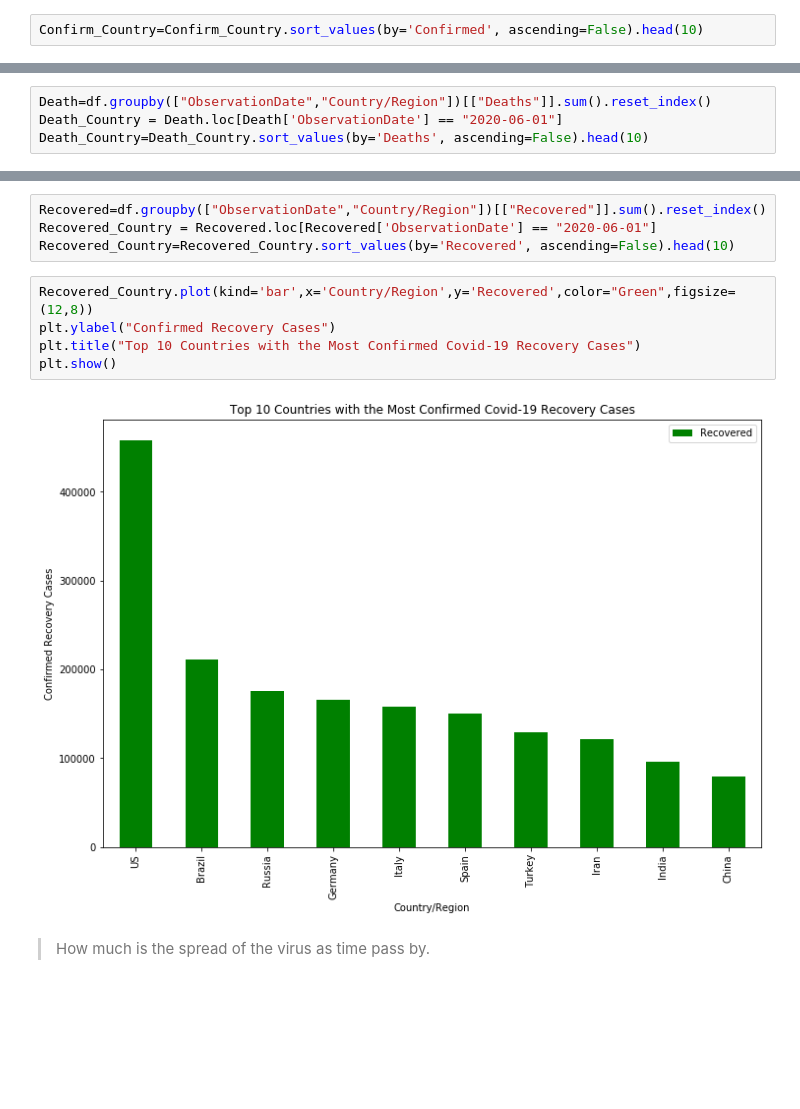
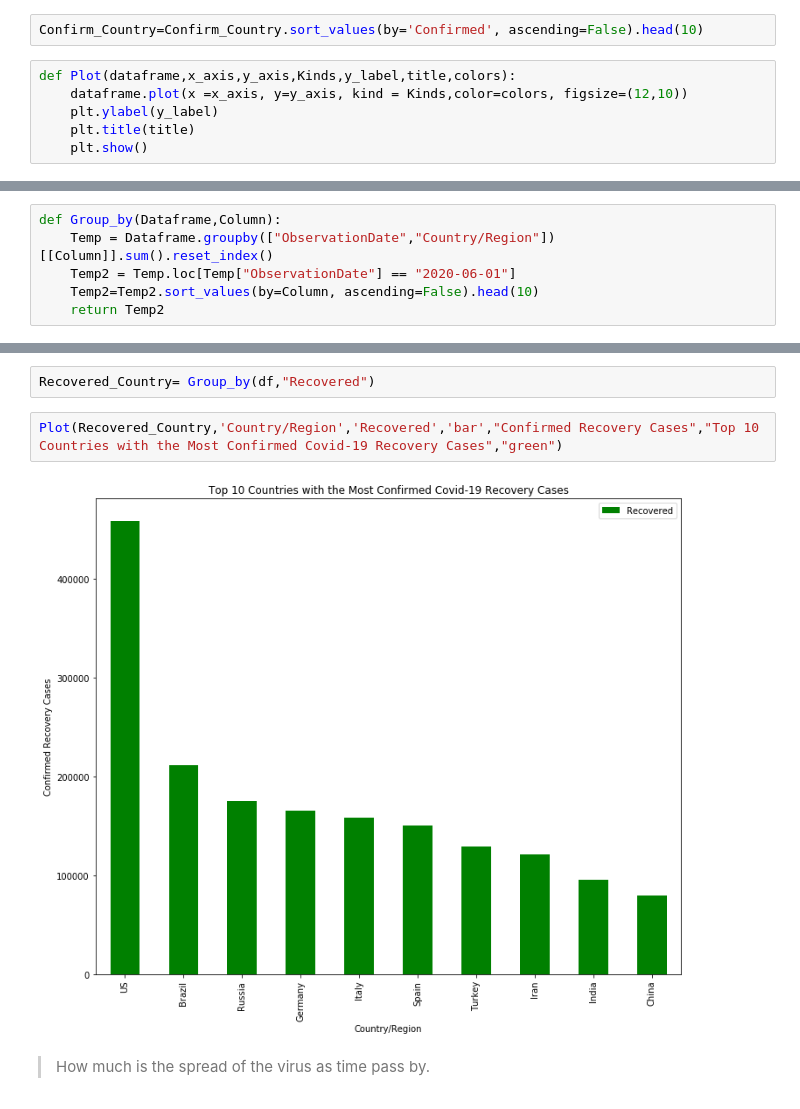
Before and after one commit to enazymm/Data-Scientist-Project1, a Jupyter notebook: Project 1.ipynb, the cells around one changed output, grey strips where cells are left out. Drawn from its saved outputs; the diff is of its cells as text; blank space fills up the shorter version.

```diff
--- a/Project 1.ipynb
+++ b/Project 1.ipynb
@@ -143,4 +143,10 @@ Confirm.head()
 Confirm_Country = Confirm.loc[Confirm['ObservationDate'] == "2020-06-01"]
 # %%
 Confirm_Country=Confirm_Country.sort_values(by='Confirmed', ascending=False).head(10)
+# %%
+def Plot(dataframe,x_axis,y_axis,Kinds,y_label,title,colors):
+    dataframe.plot(x =x_axis, y=y_axis, kind = Kinds,color=colors, figsize=(12,10))
+    plt.ylabel(y_label)
+    plt.title(title)
+    plt.show()
 # %%
@@ -153,4 +156,6 @@ plt.show()
 # %%
-Death=df.groupby(["ObservationDate","Country/Region"])[["Deaths"]].sum().reset_index()
-Death_Country = Death.loc[Death['ObservationDate'] == "2020-06-01"]
-Death_Country=Death_Country.sort_values(by='Deaths', ascending=False).head(10)
+def Group_by(Dataframe,Column):
+    Temp = Dataframe.groupby(["ObservationDate","Country/Region"])[[Column]].sum().reset_index()
+    Temp2 = Temp.loc[Temp["ObservationDate"] == "2020-06-01"]
+    Temp2=Temp2.sort_values(by=Column, ascending=False).head(10)
+    return Temp2
@@ -164,14 +168,9 @@ plt.show()
-# %%
-Recovered=df.groupby(["ObservationDate","Country/Region"])[["Recovered"]].sum().reset_index()
-Recovered_Country = Recovered.loc[Recovered['ObservationDate'] == "2020-06-01"]
-Recovered_Country=Recovered_Country.sort_values(by='Recovered', ascending=False).head(10)
+# %%
+Recovered_Country= Group_by(df,"Recovered")
 # %%
-Recovered_Country.plot(kind='bar',x='Country/Region',y='Recovered',color="Green",figsize=(12,8))
-plt.ylabel("Confirmed Recovery Cases")
-plt.title("Top 10 Countries with the Most Confirmed Covid-19 Recovery Cases")
-plt.show()
+Plot(Recovered_Country,'Country/Region','Recovered','bar',"Confirmed Recovery Cases","Top 10 Countries with the Most Confirmed Covid-19 Recovery Cases","green")
 # %% [output]
-[figure, old version]
+[figure, new version]
 # %% [markdown]
 > How much is the spread of the virus as time pass by.
 # %%
```
Also changed, not shown: parts of 9 cells of this notebook.
